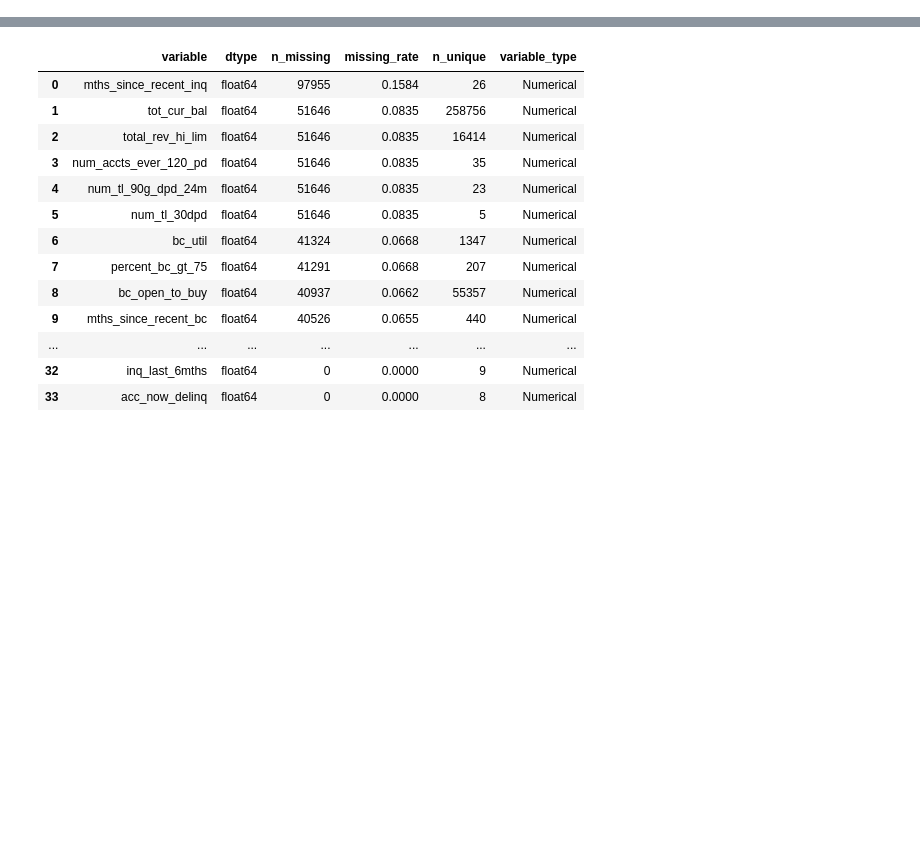
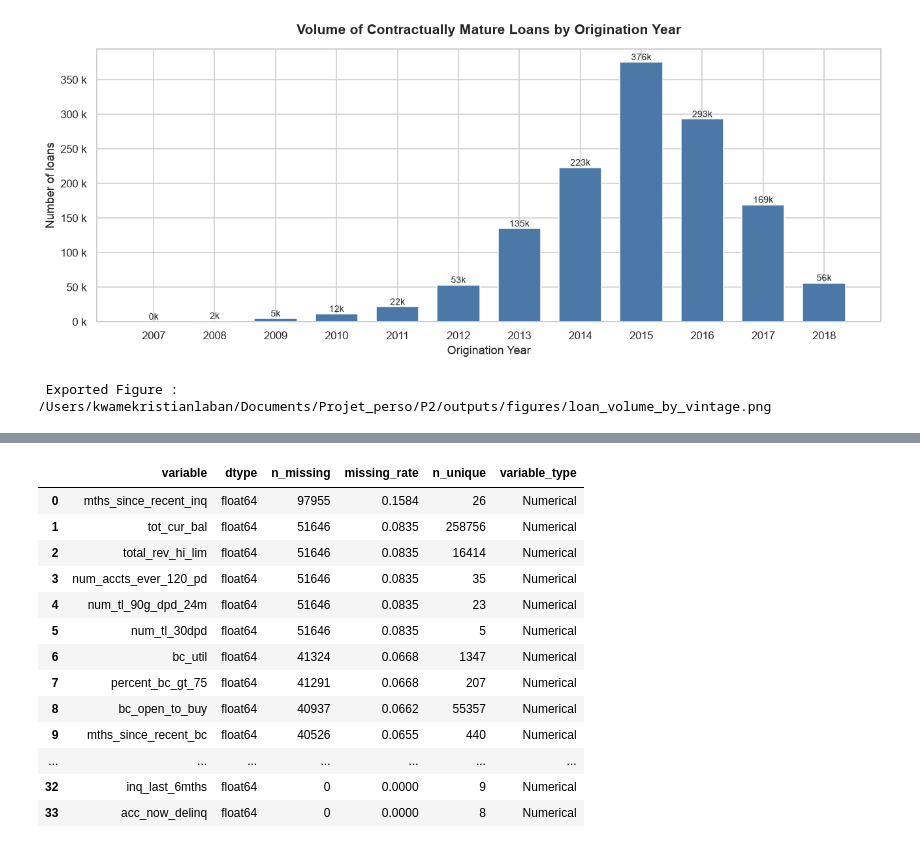
Before and after one commit to Kwame-K/credit-risk-scoring, a Jupyter notebook: notebooks/01_data_preparation.ipynb, the cells around one changed output, grey strips where cells are left out. Cells and saved outputs as stored; diff of their text form; code cells hidden in the pictures; blank space fills up the shorter version.

```diff
--- a/notebooks/01_data_preparation.ipynb
+++ b/notebooks/01_data_preparation.ipynb
@@ -1409,0 +821,45 @@ Variables catégorielles :
+# %%
+# Chart 1 — Loan Volume by Vintage
+# This chart shows the growth or contraction of the Lending Club portfolio and confirms that each future split period contains a sufficient number of loans.
+
+fig, ax = plt.subplots(figsize=(12, 5))
+
+bars = ax.bar(
+    vintage_summary["issue_year"].astype(str),
+    vintage_summary["n_loans"],
+    color="#4C78A8",
+    width=0.7
+)
+
+for bar, (_, row) in zip(bars, vintage_summary.iterrows()):
+    ax.text(
+        bar.get_x() + bar.get_width() / 2,
+        bar.get_height(),
+        f"{row['n_loans'] / 1_000:.0f}k",
+        ha="center",
+        va="bottom",
+        fontsize=9
+    )
+
+ax.set_title(
+    "Volume of Contractually Mature Loans by Origination Year",
+    fontsize=14,
+    fontweight="bold",
+    pad=15
+)
+ax.set_xlabel("Origination Year")
+ax.set_ylabel("Number of loans")
+ax.yaxis.set_major_formatter(
+    plt.FuncFormatter(lambda value, _: f"{value / 1_000:.0f} k")
+)
+
+plt.tight_layout()
+
+figure_path = OUTPUT_FIGURES_DIR / "loan_volume_by_vintage.png"
+plt.savefig(figure_path, dpi=160, bbox_inches="tight")
+plt.show()
+
+print(f" Exported Figure : {figure_path}")
+# %% [output]
+[figure, added]
+ Exported Figure : /Users/kwamekristianlaban/Documents/Projet_perso/P2/outputs/figures/loan_volume_by_vintage.png
```
Also changed, not shown: parts of 137 cells of this notebook, 13 other files.
